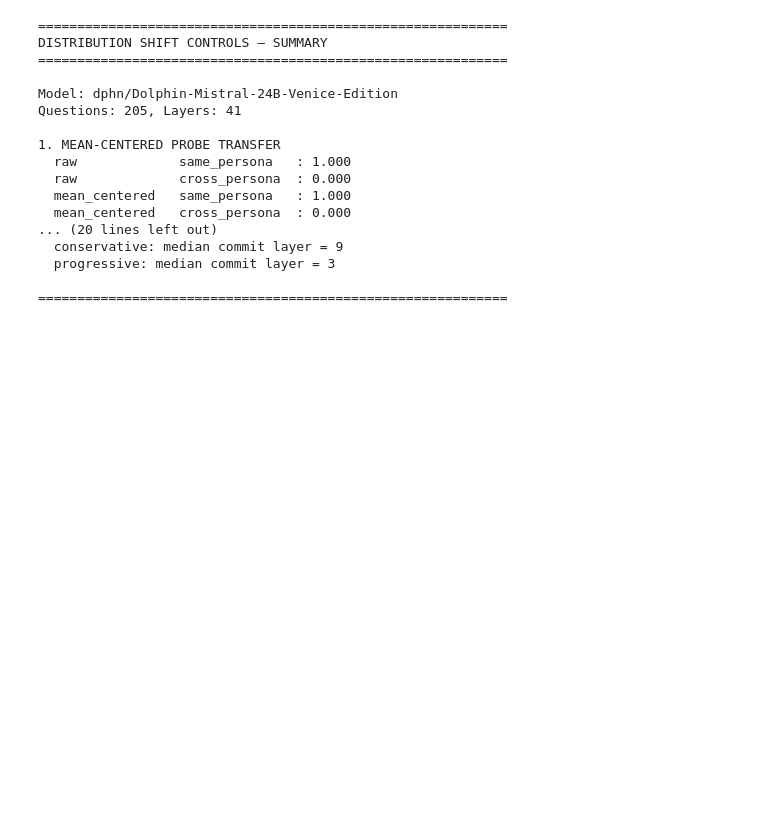
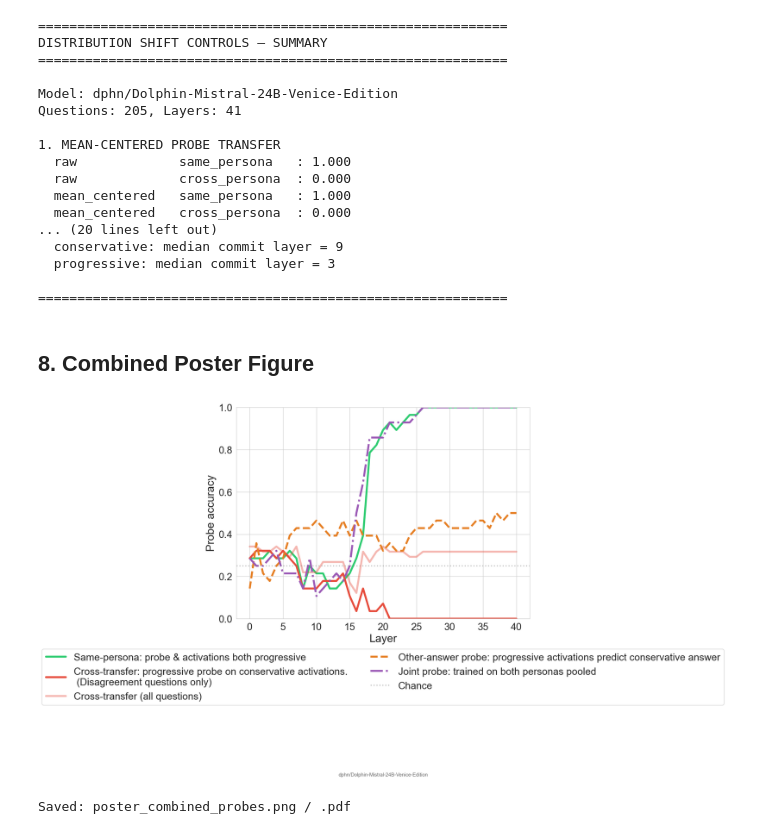
Before and after one commit to tristan-day-research/cross-persona-introspection, a Jupyter notebook: analysis/probe_transfer_between_personas.ipynb, the cells around one changed output. Cells and saved outputs as stored; diff of their text form; code cells hidden in the pictures; blank space fills up the shorter version.

Commit message:
Made plots poster-ready

```diff
--- a/analysis/probe_transfer_between_personas.ipynb
+++ b/analysis/probe_transfer_between_personas.ipynb
@@ -1865,3 +1865,75 @@ Questions: 205, Layers: 41
   progressive: median commit layer = 3
 
 ============================================================
+# %% [markdown]
+## 8. Combined Poster Figure
+# %%
+# ── Combined poster figure: all analyses, progressive probe only ──────
+FONTSIZE = 20
+LINEWIDTH = 3.5
+CHANCE_LW = 2
+SUBSET = "disagreement"
+PROBE_P = "persona_progressive"   # P2
+OTHER_P = "persona_conservative"  # P1
+
+fig, ax = plt.subplots(figsize=(14, 8))
+
+# 1. Same-persona answer prediction (progressive probe → progressive activations)
+same = probe_metrics[(probe_metrics["subset"] == SUBSET) &
+                     (probe_metrics["combo_type"] == "same_persona") &
+                     (probe_metrics["probe_persona"] == PROBE_P)].sort_values("layer")
+ax.plot(same["layer"], same["accuracy"], "-", linewidth=LINEWIDTH,
+        color="#2ecc71", label="Same-persona: probe & activations both progressive")
+
+# 2. Cross-persona probe transfer (progressive probe → conservative activations)
+cross = probe_metrics[(probe_metrics["subset"] == SUBSET) &
+                      (probe_metrics["combo_type"] == "cross_persona") &
+                      (probe_metrics["probe_persona"] == PROBE_P)].sort_values("layer")
+ax.plot(cross["layer"], cross["accuracy"], "-", linewidth=LINEWIDTH,
+        color="#e74c3c", label=f"Cross-transfer: progressive probe on conservative activations. \n (Disagreement questions only)")
+
+# 2b. Cross-persona probe transfer — ALL questions
+cross_all = probe_metrics[(probe_metrics["subset"] == "full") &
+                          (probe_metrics["combo_type"] == "cross_persona") &
+                          (probe_metrics["probe_persona"] == PROBE_P)].sort_values("layer")
+ax.plot(cross_all["layer"], cross_all["accuracy"], "-", linewidth=LINEWIDTH,
+        color="#e74c3c", alpha=0.4, label="Cross-transfer (all questions)")
+
+# 3. Cross-answer probe: predict other persona's answer from progressive activations
+ca_sub = cross_answer_df[cross_answer_df["subset"] == SUBSET]
+other_ans = ca_sub[(ca_sub["target"] == "other_answer") &
+                   (ca_sub["activation_persona"] == PROBE_P)].sort_values("layer")
+if other_ans.empty:
+    # fallback: averaged across act_personas
+    other_ans = ca_sub[ca_sub["target"] == "other_answer"].groupby("layer")["accuracy"].mean().reset_index()
+ax.plot(other_ans["layer"], other_ans["accuracy"], "--", linewidth=LINEWIDTH,
+        color="#e67e22", label="Other-answer probe: progressive activations predict conservative answer")
+
+# 4. Joint-persona probe → progressive
+joint_sub = joint_df[(joint_df["approach"] == "joint") &
+                     (joint_df["eval_persona"] == PROBE_P) &
+                     (joint_df["subset"] == SUBSET)].sort_values("layer")
+ax.plot(joint_sub["layer"], joint_sub["accuracy"], "-.", linewidth=LINEWIDTH,
+        color="#9b59b6", label="Joint probe: trained on both personas pooled")
+
+# Chance baseline
+ax.axhline(0.25, color="gray", linestyle=":", alpha=0.5, linewidth=CHANCE_LW, label="Chance")
+
+ax.set_xlabel("Layer", fontsize=FONTSIZE)
+ax.set_ylabel("Probe accuracy", fontsize=FONTSIZE)
+ax.tick_params(labelsize=FONTSIZE - 2)
+ax.set_ylim(0, 1)
+
+# Legend below
+ax.legend(loc="upper center", bbox_to_anchor=(0.5, -0.12), ncol=2,
+          fontsize=FONTSIZE - 2, frameon=True, fancybox=True)
+
+_model_footer(fig, MODEL_NAME, y=-0.18)
+plt.savefig("poster_combined_probes.png", dpi=200, bbox_inches="tight")
+plt.savefig("poster_combined_probes.pdf", bbox_inches="tight")
+plt.tight_layout()
+plt.show()
+print("Saved: poster_combined_probes.png / .pdf")
+# %% [output]
+[figure, added]
+Saved: poster_combined_probes.png / .pdf
```
Also changed, not shown: parts of 1 cell of this notebook, 3 other files.
